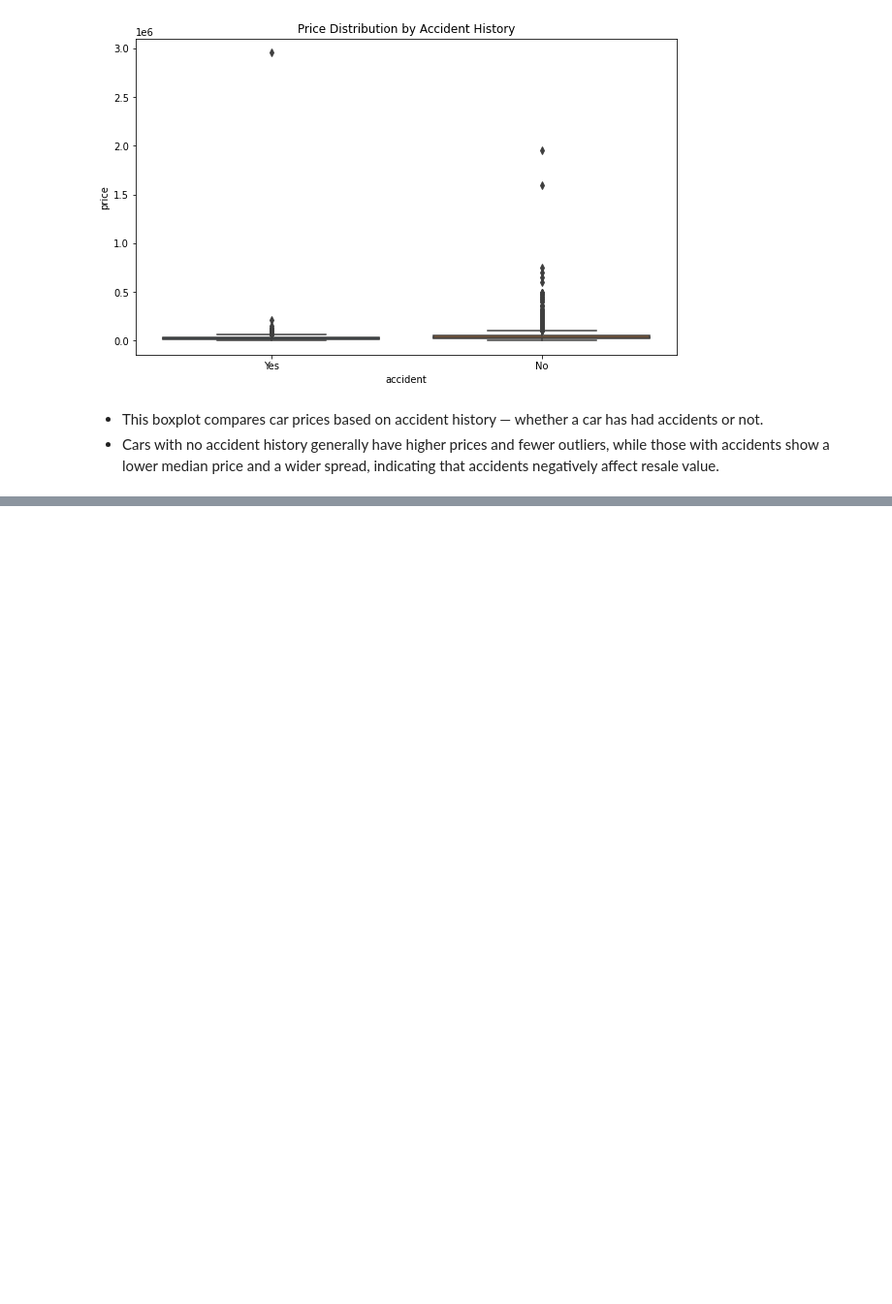
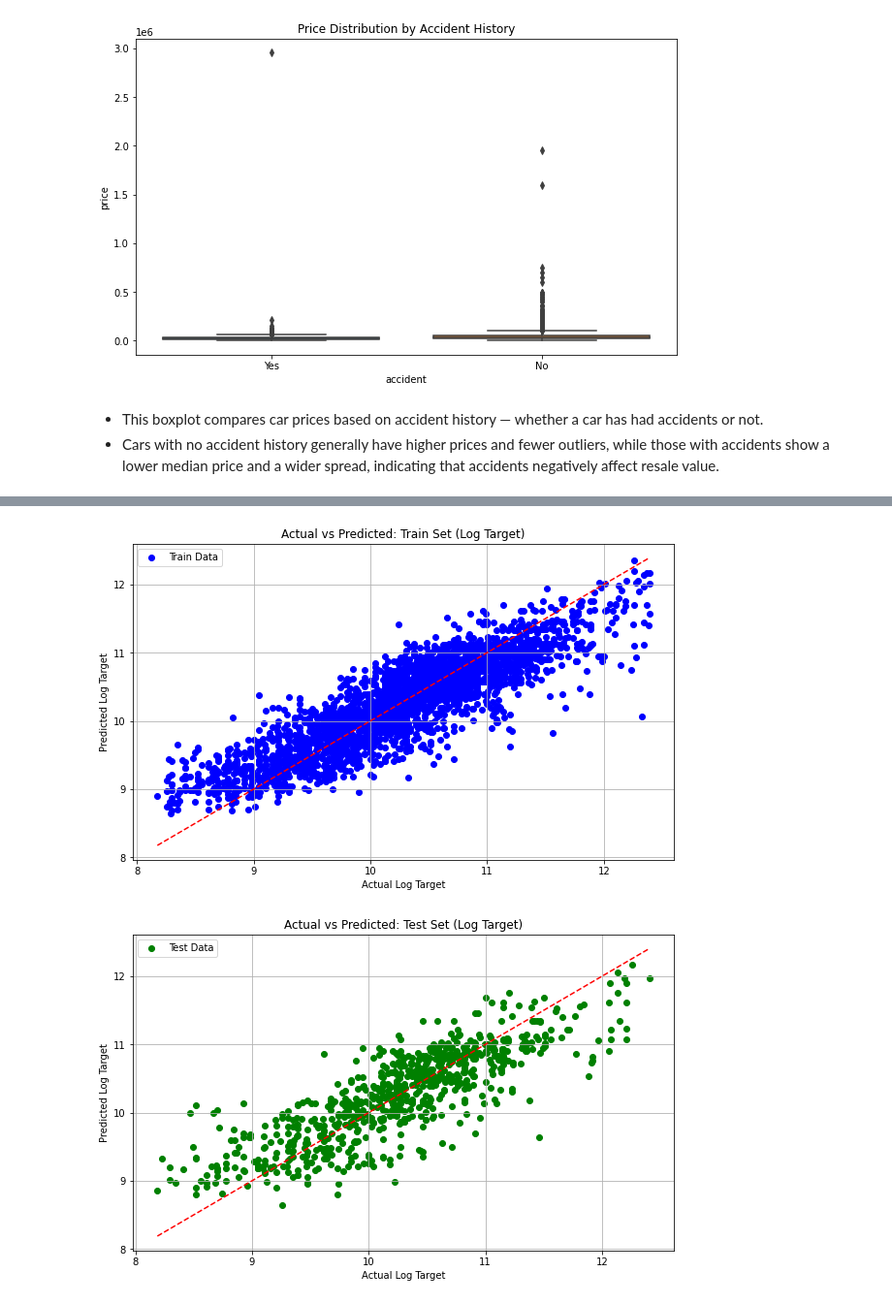
Before and after one commit to Mike101lab/car-price-prediction, a Jupyter notebook: Project notebook.ipynb, the cells around one changed output, grey strips where cells are left out. Shown: that part at 97% size. Drawn from its saved outputs; the diff is of its cells as text; code cells hidden in the pictures; blank space fills up the shorter version.

```diff
--- a/Project notebook.ipynb
+++ b/Project notebook.ipynb
@@ -750,0 +1458,28 @@ plt.show()
+# %%
+# plotting actual vs predicted values to visualize residuals
+import matplotlib.pyplot as plt
+
+# Actual vs Predicted on Train Set
+plt.figure(figsize=(10, 6))
+plt.scatter(y_train_log, y_train_pred_log, color='blue', label='Train Data')
+plt.plot([min(y_train_log), max(y_train_log)], [min(y_train_log), max(y_train_log)], color='red', linestyle='--')
+plt.title('Actual vs Predicted: Train Set (Log Target)')
+plt.xlabel('Actual Log Target')
+plt.ylabel('Predicted Log Target')
+plt.legend()
+plt.grid(True)
+plt.show()
+
+# Actual vs Predicted on Test Set
+plt.figure(figsize=(10, 6))
+plt.scatter(y_test_log, y_test_pred_log, color='green', label='Test Data')
+plt.plot([min(y_test_log), max(y_test_log)], [min(y_test_log), max(y_test_log)], color='red', linestyle='--')
+plt.title('Actual vs Predicted: Test Set (Log Target)')
+plt.xlabel('Actual Log Target')
+plt.ylabel('Predicted Log Target')
+plt.legend()
+plt.grid(True)
+plt.show()
+# %% [output]
+[figure, added]
+[figure, added]
```
Also changed, not shown: parts of 60 cells of this notebook.
